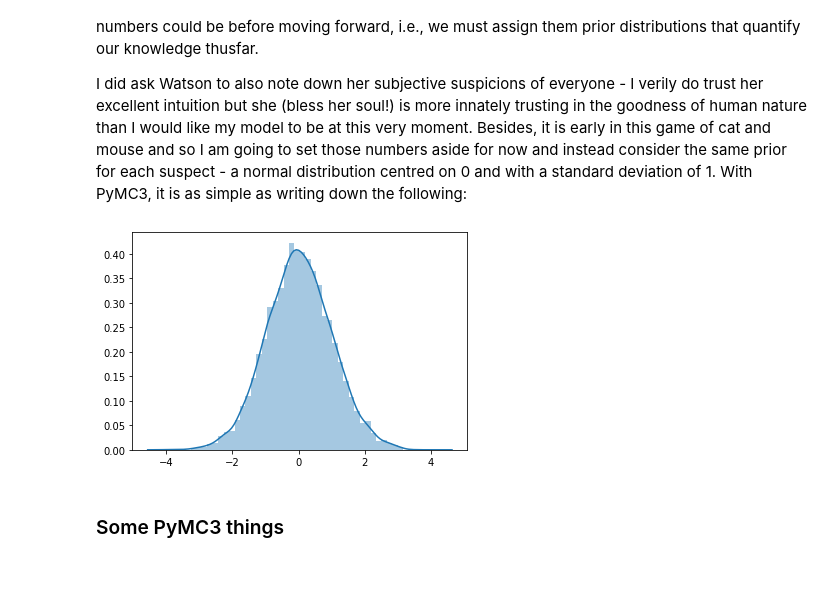
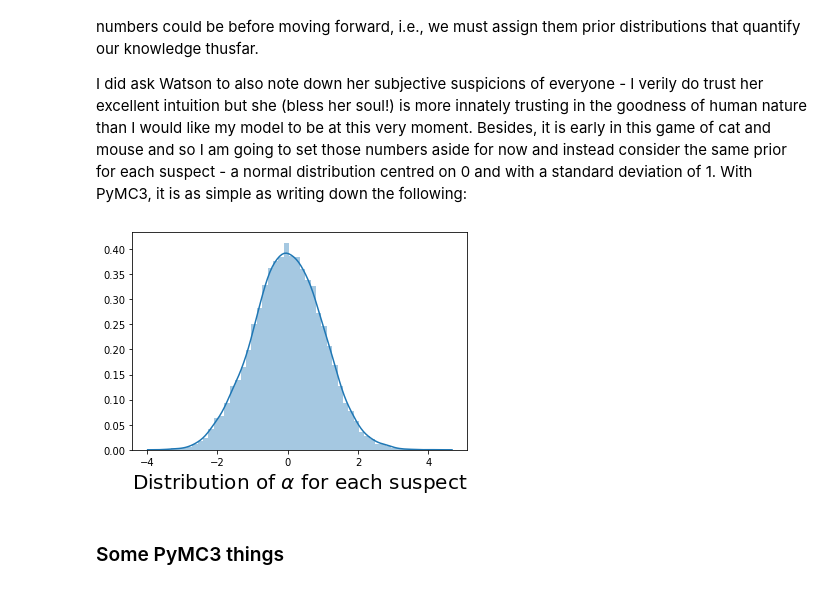
Before and after one commit to nityamd/MonteCarloMurderMystery-PyGothamTV2020, a Jupyter notebook: Monte Carlo Murder Mystery - Holmes Narrates.ipynb, the cells around one changed output. Saved outputs shown, nothing was run; the diff lists cells and outputs as text; code cells hidden in the pictures.

```diff
--- a/Monte Carlo Murder Mystery - Holmes Narrates.ipynb
+++ b/Monte Carlo Murder Mystery - Holmes Narrates.ipynb
@@ -76,9 +76,10 @@ I did ask Watson to also note down her subjective suspicions of everyone - I ver
 # %%
 sample_distribution = pm.Normal.dist(0,1)
 sns.distplot(sample_distribution.random(size = 10000))
+plt.xlabel(r'Distribution of $\alpha$ for each suspect', fontsize =20 )
 plt.show()
 # %% [output]
-[figure, old version]
+[figure, new version]
 # %% [markdown]
 ### Some PyMC3 things
 # %%
```
Also changed, not shown: parts of 9 cells of this notebook, 1 other file.
